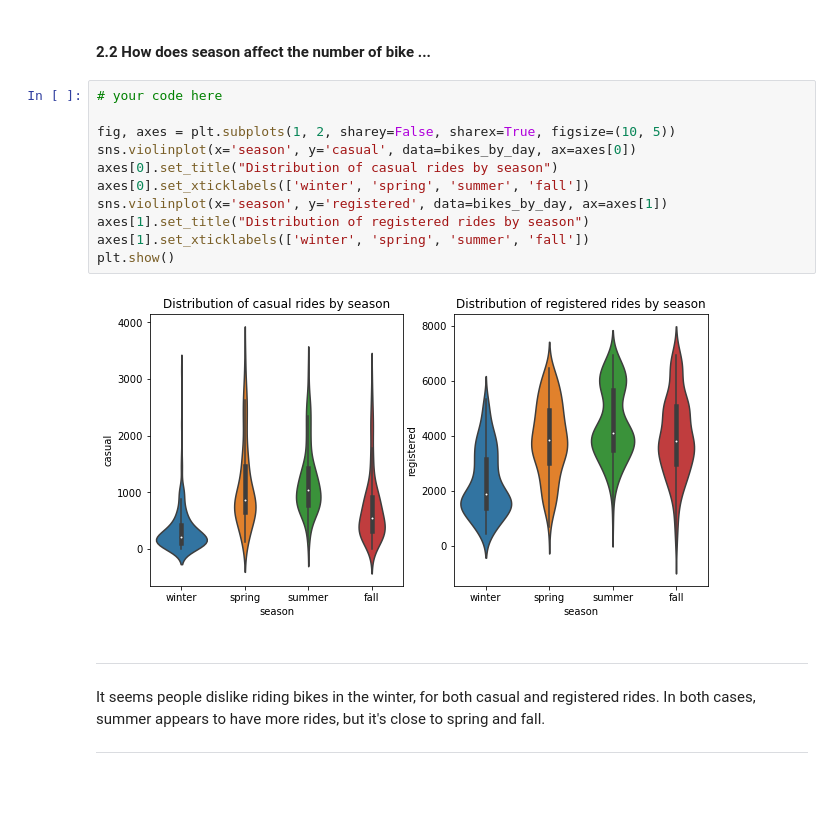
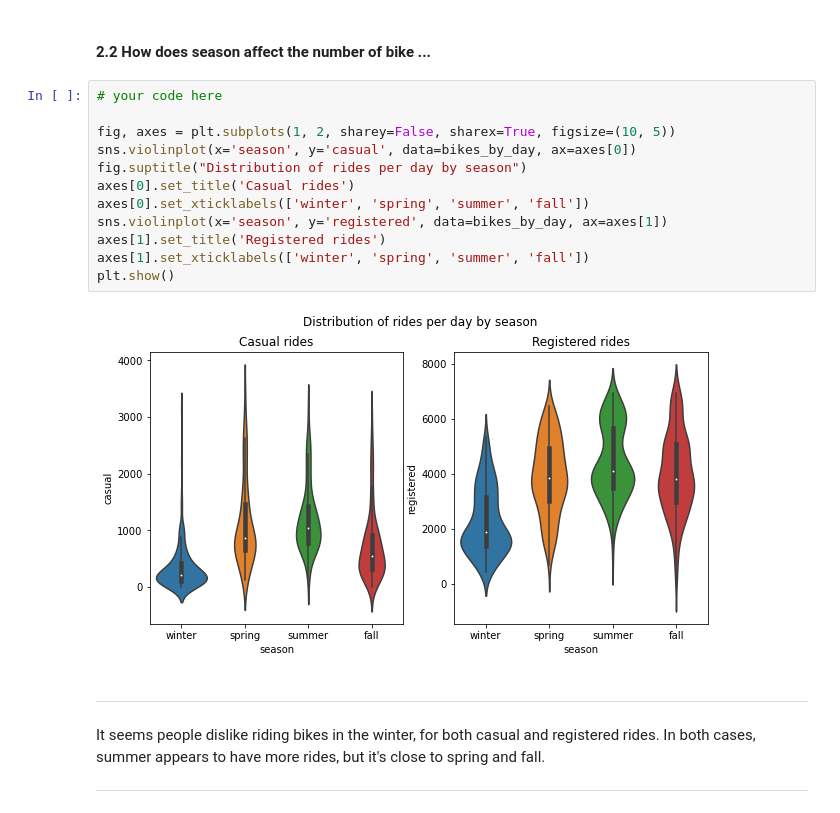
Before and after one commit to lucasresck/foundations-of-data-science, a Jupyter notebook: cs109a_hw3/cs109a_hw3.ipynb, the cells around one changed output. Saved outputs shown, nothing was run; the diff lists cells and outputs as text; blank space fills up the shorter version.

```diff
--- a/cs109a_hw3/cs109a_hw3.ipynb
+++ b/cs109a_hw3/cs109a_hw3.ipynb
@@ -431,16 +431,17 @@ bikes_by_day.sample(5)
 # %%
 # your code here
 
 fig, axes = plt.subplots(1, 2, sharey=False, sharex=True, figsize=(10, 5))
 sns.violinplot(x='season', y='casual', data=bikes_by_day, ax=axes[0])
-axes[0].set_title("Distribution of casual rides by season")
+fig.suptitle("Distribution of rides per day by season")
+axes[0].set_title('Casual rides')
 axes[0].set_xticklabels(['winter', 'spring', 'summer', 'fall'])
 sns.violinplot(x='season', y='registered', data=bikes_by_day, ax=axes[1])
-axes[1].set_title("Distribution of registered rides by season")
+axes[1].set_title('Registered rides')
 axes[1].set_xticklabels(['winter', 'spring', 'summer', 'fall'])
 plt.show()
 # %% [output]
-[figure, old version]
+[figure, new version]
 # %% [markdown]
 <HR>
 It seems people dislike riding bikes in the winter, for both casual and registered rides. In both cases, summer appears to have more rides, but it's close to spring and fall.
```
Also changed, not shown: parts of 34 cells of this notebook.
